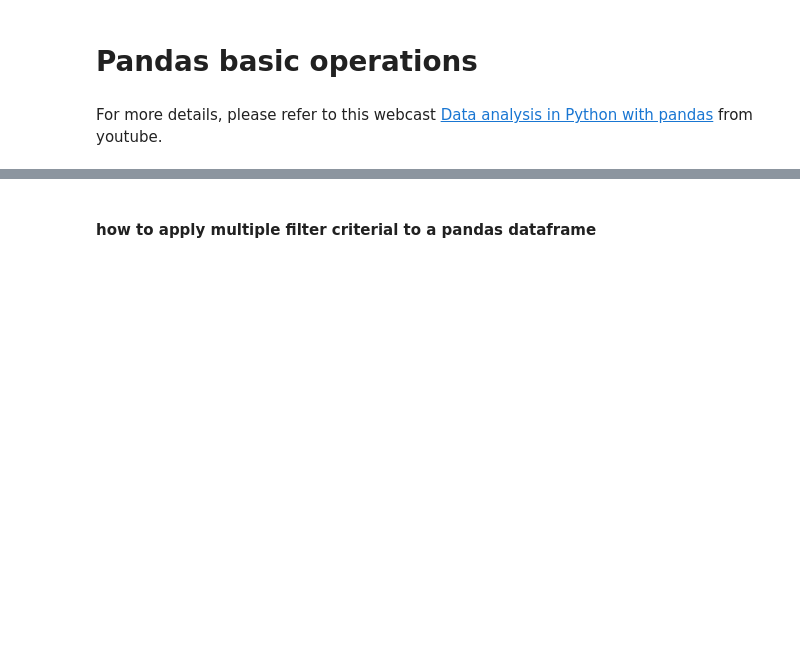
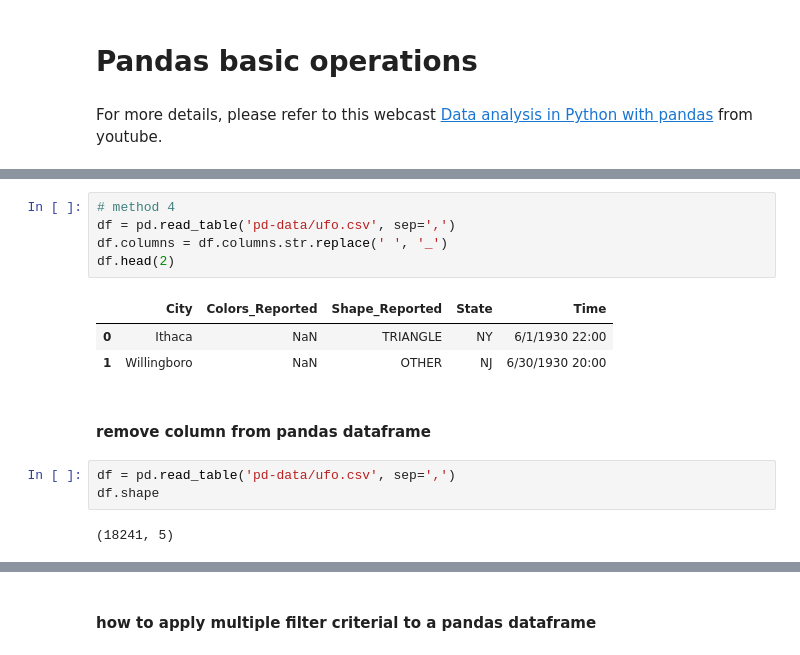
Before and after one commit to chiching/jupyter-notebooks, a Jupyter notebook: basic/pandas.ipynb, the cells around one changed output, grey strips where cells are left out. Drawn from its saved outputs; the diff is of its cells as text; blank space fills up the shorter version.

```diff
--- a/basic/pandas.ipynb
+++ b/basic/pandas.ipynb
@@ -4,0 +53,16 @@ For more details, please refer to this webcast [Data analysis in Python with pan
+# %%
+# method 4
+df = pd.read_table('pd-data/ufo.csv', sep=',')
+df.columns = df.columns.str.replace(' ', '_')
+df.head(2)
+# %% [output]
+|  | City | Colors_Reported | Shape_Reported | State | Time |
+| 0 | Ithaca | NaN | TRIANGLE | NY | 6/1/1930 22:00 |
+| 1 | Willingboro | NaN | OTHER | NJ | 6/30/1930 20:00 |
+# %% [markdown]
+#### remove column from pandas dataframe
+# %%
+df = pd.read_table('pd-data/ufo.csv', sep=',')
+df.shape
+# %% [output]
+(18241, 5)
```
Also changed, not shown: parts of 14 cells of this notebook.
